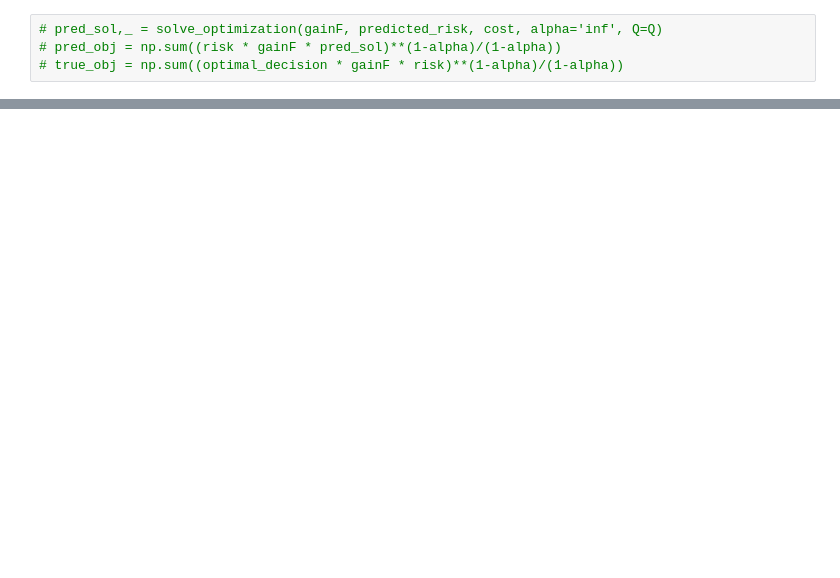
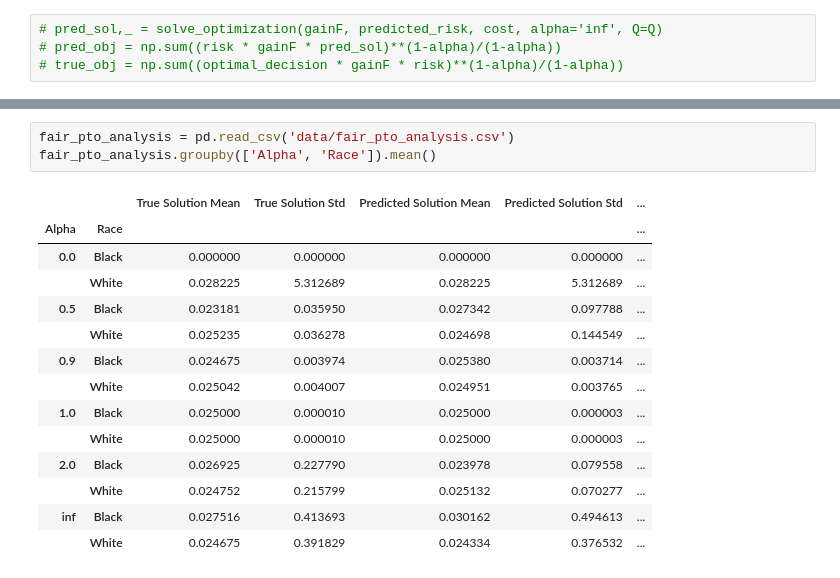
Before and after one commit to DennisWang2488/Fairness-Decision-Focused-Loss, a Jupyter notebook: The Paper/eda.ipynb, the cells around one changed output, grey strips where cells are left out. Drawn from its saved outputs; the diff is of its cells as text; blank space fills up the shorter version.

Commit message:
added fair prediction and results

```diff
--- a/The Paper/eda.ipynb
+++ b/The Paper/eda.ipynb
@@ -328,0 +620,18 @@ regrets
+# %%
+fair_pto_analysis = pd.read_csv('data/fair_pto_analysis.csv')
+fair_pto_analysis.groupby(['Alpha', 'Race']).mean()
+# %% [output]
+|  |  | True Solution Mean | True Solution Std | Predicted Solution Mean | Predicted Solution Std | ... |
+| Alpha | Race |  |  |  |  | ... |
+| 0.0 | Black | 0.000000 | 0.000000 | 0.000000 | 0.000000 | ... |
+|  | White | 0.028225 | 5.312689 | 0.028225 | 5.312689 | ... |
+| 0.5 | Black | 0.023181 | 0.035950 | 0.027342 | 0.097788 | ... |
+|  | White | 0.025235 | 0.036278 | 0.024698 | 0.144549 | ... |
+| 0.9 | Black | 0.024675 | 0.003974 | 0.025380 | 0.003714 | ... |
+|  | White | 0.025042 | 0.004007 | 0.024951 | 0.003765 | ... |
+| 1.0 | Black | 0.025000 | 0.000010 | 0.025000 | 0.000003 | ... |
+|  | White | 0.025000 | 0.000010 | 0.025000 | 0.000003 | ... |
+| 2.0 | Black | 0.026925 | 0.227790 | 0.023978 | 0.079558 | ... |
+|  | White | 0.024752 | 0.215799 | 0.025132 | 0.070277 | ... |
+| inf | Black | 0.027516 | 0.413693 | 0.030162 | 0.494613 | ... |
+|  | White | 0.024675 | 0.391829 | 0.024334 | 0.376532 | ... |
```
Also changed, not shown: parts of 24 cells of this notebook, 6 other files.
